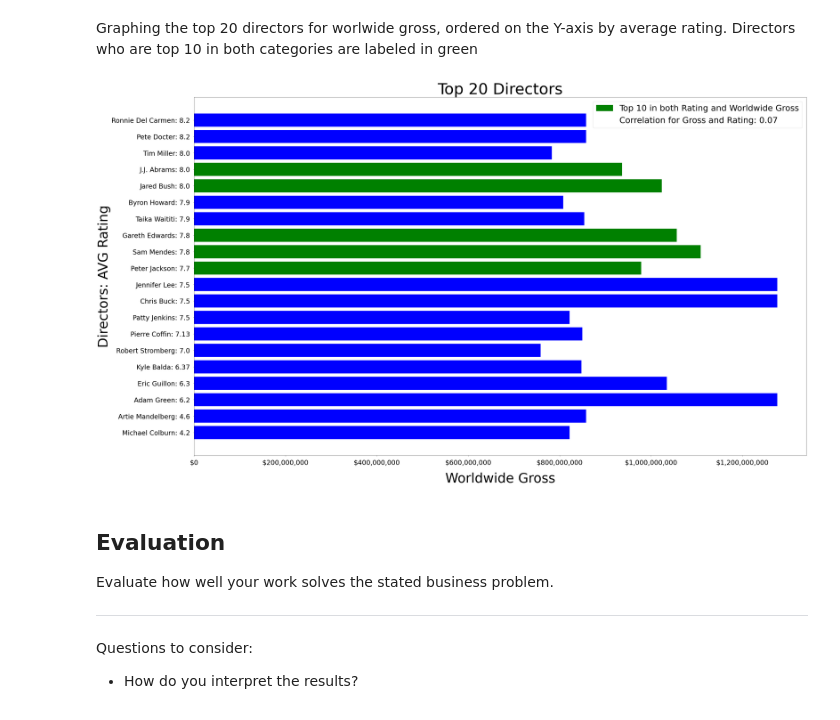
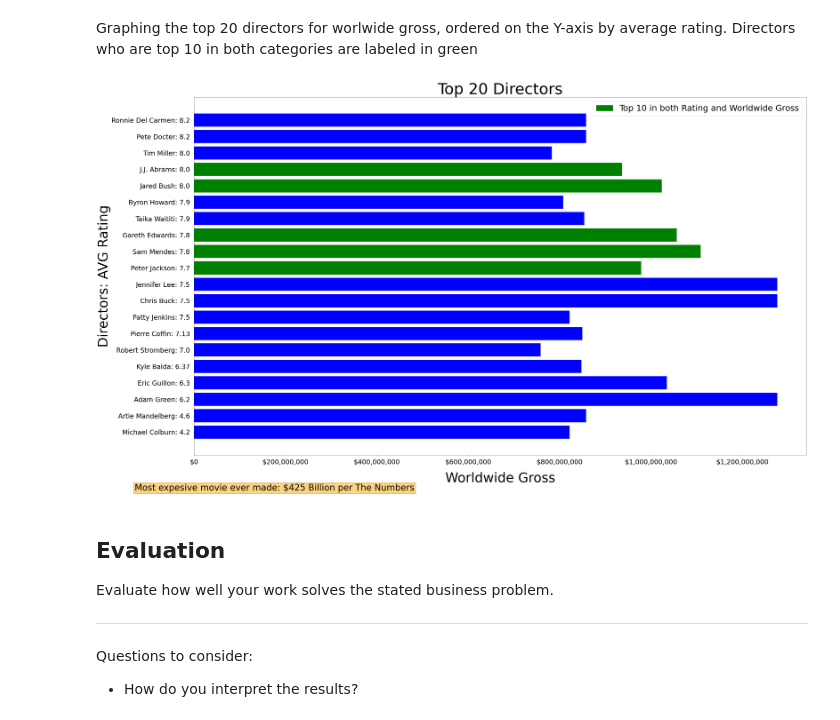
Before and after one commit to zach-hanly/microsoft_movie_project, a Jupyter notebook: zach/dsc-phase1-project-template.ipynb, the cells around one changed output. Drawn from its saved outputs; the diff is of its cells as text; code cells hidden in the pictures.

Commit message:
updated graph

```diff
--- a/zach/dsc-phase1-project-template.ipynb
+++ b/zach/dsc-phase1-project-template.ipynb
@@ -146,35 +146,37 @@ Graphing the top 20 directors for worlwide gross, ordered on the Y-axis by avera
 # %%
 fig, ax = plt.subplots(figsize=(50,30))
 
 # create list of bar color codes
 bin_colors = ['b' if x not in top_directors else 'g' for x in top20_dir_by_rating.index]
 
 # Bar chart
 ax.barh(names_with_rating, gross, color=bin_colors)
 ax.set_title('Top 20 Directors', size=70)
 
 # Y-axis
 ax.set_ylabel('Directors: AVG Rating', size=60)
 ax.set_yticks(list(range(0,20)))
 ax.set_yticklabels(names_with_rating, size=30)
 
 # X-axis
 ax.set_xlabel('Worldwide Gross', size=60)
 ax.xaxis.labelpad = 30
 x_ticks = [0,200000000, 400000000, 600000000, 800000000, 1000000000, 1200000000]
 x_lables = ['$0', '$200,000,000', '$400,000,000', '$600,000,000', \
             '$800,000,000', '$1,000,000,000', '$1,200,000,000']
 ax.set_xticks(x_ticks)
 ax.set_xticklabels(x_lables, size=30)
 ax.tick_params(axis='both', which='major', pad=15)
 
 # Legend
 green_patch = mpatches.Patch(color='green', label='Top 10 in both Rating and Worldwide Gross')
-corr_patch = mpatches.Patch(color='None',label=f'Correlation for Gross and Rating: {corr}')
-plt.legend(handles=[green_patch, corr_patch], prop={'size': 38}, loc='upper right');
+plt.legend(handles=[green_patch], prop={'size': 38}, loc='upper right')
+# footnote
+bbox_ = {"facecolor":"orange", "alpha":0.5, "pad":5}
+plt.figtext(0.05, 0.05, "Most expesive movie ever made: $425 Billion per The Numbers", ha="left", fontsize=40, bbox=bbox_);
 plt.savefig('top_directors.png')
 # %% [output]
-[figure, old version]
+[figure, new version]
 # %% [markdown]
 ## Evaluation
 Evaluate how well your work solves the stated business problem.
```
Also changed, not shown: 4 other files.
